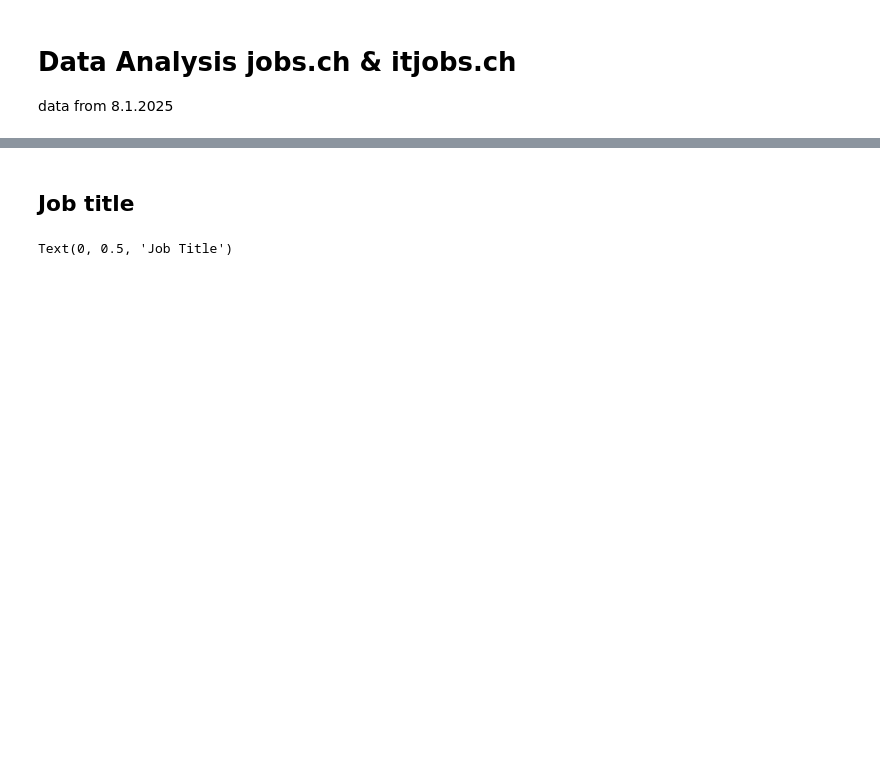
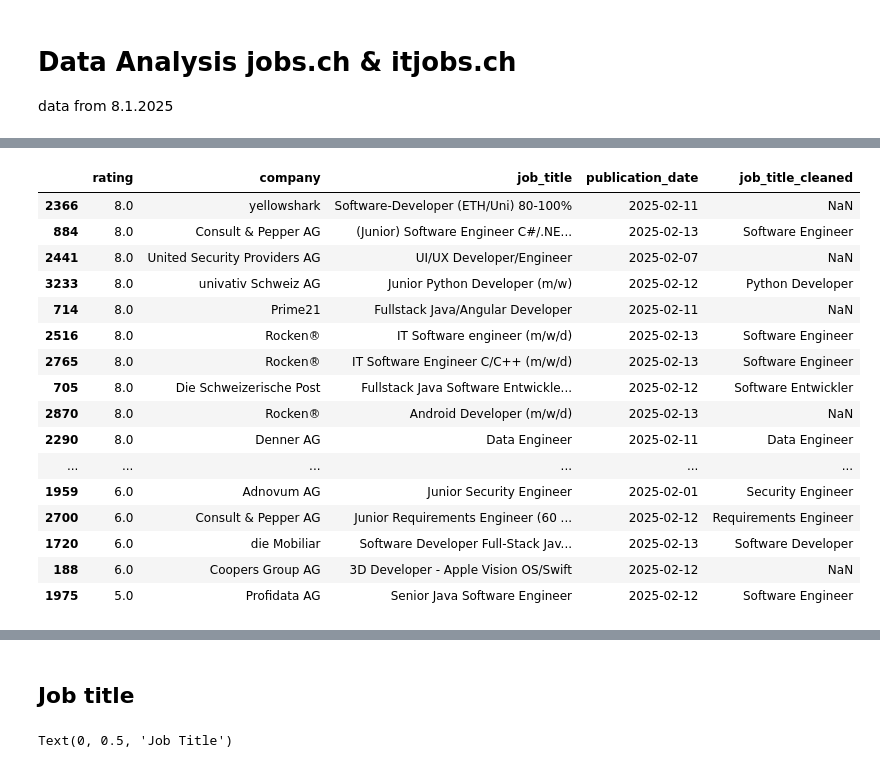
Before and after one commit to TomWartm/ITJobsCH, a Jupyter notebook: src/analysis.ipynb, the cells around one changed output, grey strips where cells are left out. Drawn from its saved outputs; the diff is of its cells as text; code cells hidden in the pictures; blank space fills up the shorter version.

```diff
--- a/src/analysis.ipynb
+++ b/src/analysis.ipynb
@@ -97,4 +97,24 @@ workload
 Name: count, dtype: int64
+# %%
+df.sort_values('rating', ascending=False)[["rating", "company", "job_title", "publication_date", "job_title_cleaned"]].head(30)
+# %% [output]
+|  | rating | company | job_title | publication_date | job_title_cleaned |
+| 2366 | 8.0 | yellowshark | Software-Developer (ETH/Uni) 80-100% | 2025-02-11 | NaN |
+| 884 | 8.0 | Consult & Pepper AG | (Junior) Software Engineer C#/.NE... | 2025-02-13 | Software Engineer |
+| 2441 | 8.0 | United Security Providers AG | UI/UX Developer/Engineer | 2025-02-07 | NaN |
+| 3233 | 8.0 | univativ Schweiz AG | Junior Python Developer (m/w) | 2025-02-12 | Python Developer |
+| 714 | 8.0 | Prime21 | Fullstack Java/Angular Developer | 2025-02-11 | NaN |
+| 2516 | 8.0 | Rocken® | IT Software engineer (m/w/d) | 2025-02-13 | Software Engineer |
+| 2765 | 8.0 | Rocken® | IT Software Engineer C/C++ (m/w/d) | 2025-02-13 | Software Engineer |
+| 705 | 8.0 | Die Schweizerische Post | Fullstack Java Software Entwickle... | 2025-02-12 | Software Entwickler |
+| 2870 | 8.0 | Rocken® | Android Developer (m/w/d) | 2025-02-13 | NaN |
+| 2290 | 8.0 | Denner AG | Data Engineer | 2025-02-11 | Data Engineer |
+| ... | ... | ... | ... | ... | ... |
+| 1959 | 6.0 | Adnovum AG | Junior Security Engineer | 2025-02-01 | Security Engineer |
+| 2700 | 6.0 | Consult & Pepper AG | Junior Requirements Engineer (60 ... | 2025-02-12 | Requirements Engineer |
+| 1720 | 6.0 | die Mobiliar | Software Developer Full-Stack Jav... | 2025-02-13 | Software Developer |
+| 188 | 6.0 | Coopers Group AG | 3D Developer - Apple Vision OS/Swift | 2025-02-12 | NaN |
+| 1975 | 5.0 | Profidata AG | Senior Java Software Engineer | 2025-02-12 | Software Engineer |
 # %%
 df_small = df[df['job_title_cleaned'].notnull()] # filter only jobs that are CS related (by job title)
 df_small = df_small[df_small['publication_date']>='2025-01-01'] # filter only jobs that are published after 2020
```
Also changed, not shown: parts of 19 cells of this notebook, 7 other files.
